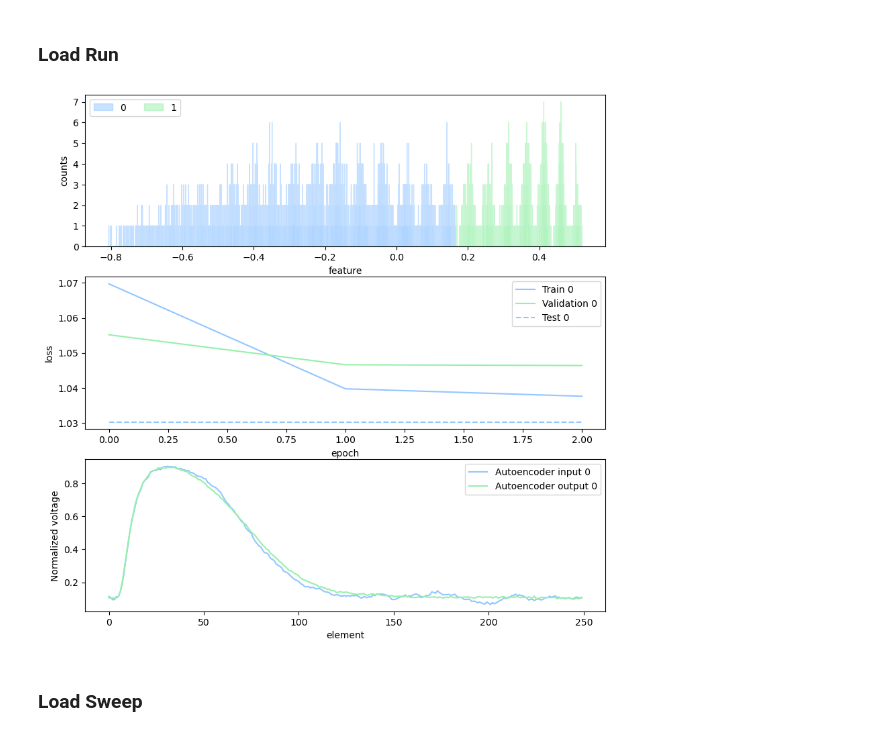
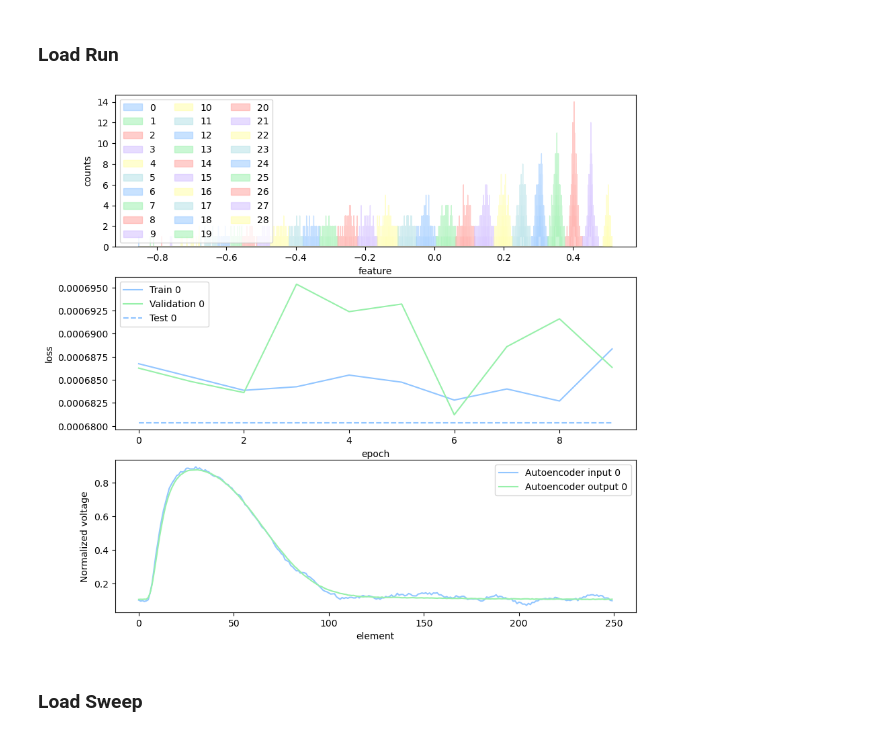
Before and after one commit to polyquantique/Photon-Number-Classification, a Jupyter notebook: src/AutoencoderAPI.ipynb, the cells around one changed output. Cells and saved outputs as stored; diff of their text form; code cells hidden in the pictures.

```diff
--- a/src/AutoencoderAPI.ipynb
+++ b/src/AutoencoderAPI.ipynb
@@ -104,9 +104,9 @@ exp = sweep()
 # %% [markdown]
 ### Load Run
 # %%
-load_run_results("AutoencoderLog/run-2023-10-06-10-51", bw=[0.1])
+load_run_results("AutoencoderLog/run-2023-10-10-09-19", bw=[0.01])
 # %% [output]
-[figure, old version]
+[figure, new version]
 # %% [markdown]
 ### Load Sweep
 # %%
```
Also changed, not shown: parts of 2 cells of this notebook, 8 other files.
